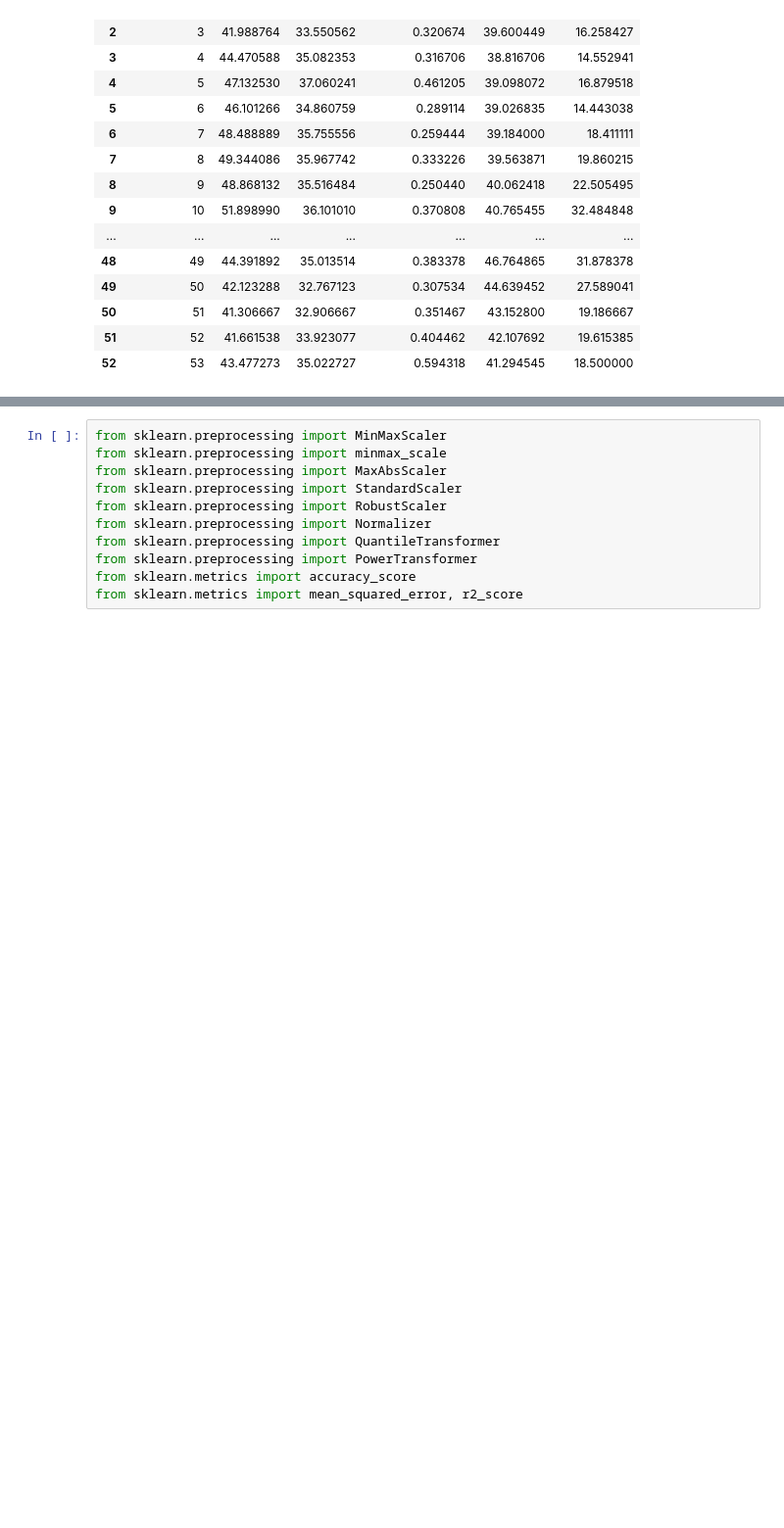
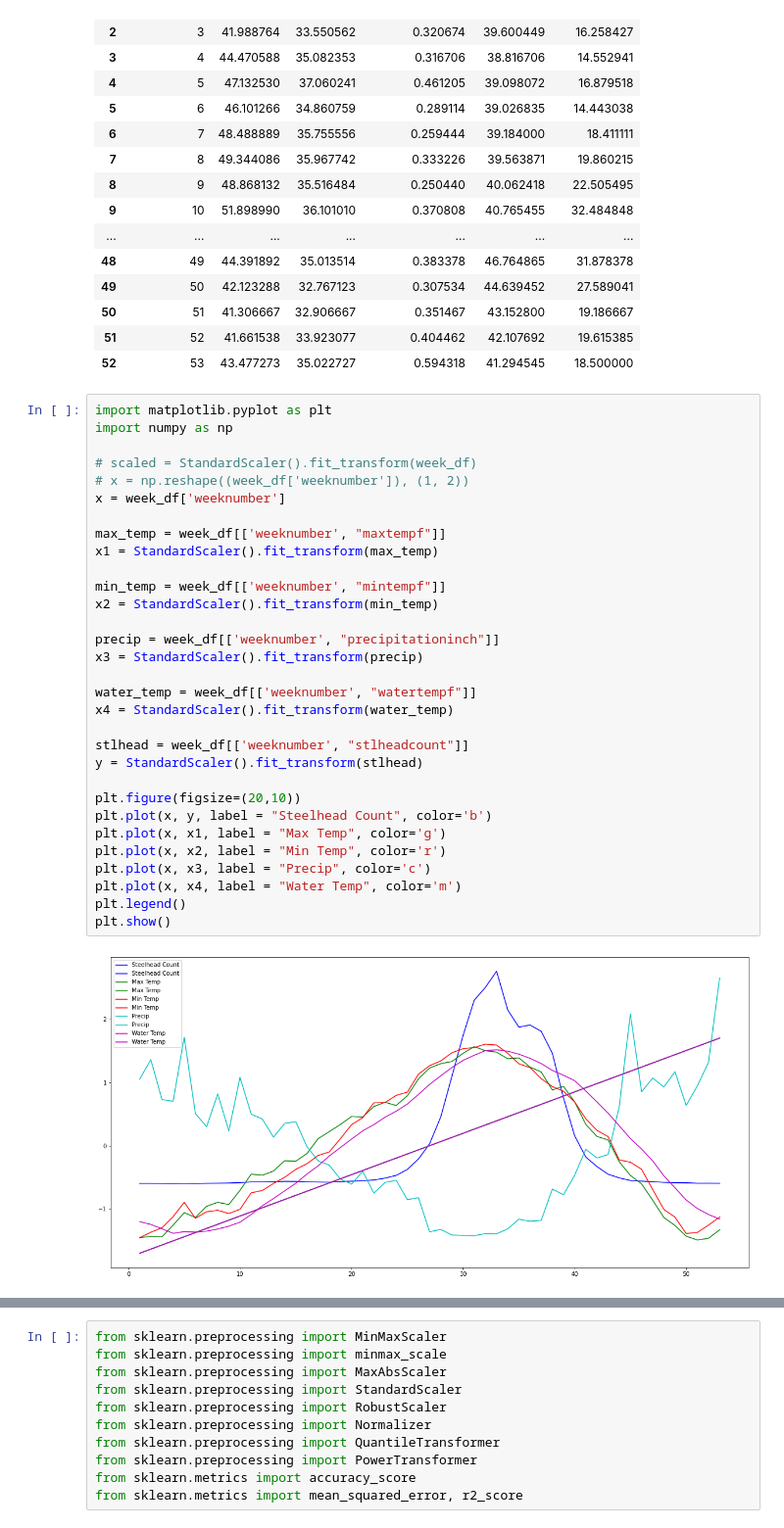
Before and after one commit to mthalken/fish_count, a Jupyter notebook: Notebooks/poly_regression_&_scaling.ipynb, the cells around one changed output, grey strips where cells are left out. Shown at 98% size. Saved outputs shown, nothing was run; the diff lists cells and outputs as text; blank space fills up the shorter version.

```diff
--- a/Notebooks/poly_regression_&_scaling.ipynb
+++ b/Notebooks/poly_regression_&_scaling.ipynb
@@ -43,6 +54,39 @@ week_df
 | 50 | 51 | 41.306667 | 32.906667 | 0.351467 | 43.152800 | 19.186667 |
 | 51 | 52 | 41.661538 | 33.923077 | 0.404462 | 42.107692 | 19.615385 |
 | 52 | 53 | 43.477273 | 35.022727 | 0.594318 | 41.294545 | 18.500000 |
+# %%
+import matplotlib.pyplot as plt
+import numpy as np
+
+# scaled = StandardScaler().fit_transform(week_df)
+# x = np.reshape((week_df['weeknumber']), (1, 2))
+x = week_df['weeknumber']
+
+max_temp = week_df[['weeknumber', "maxtempf"]]
+x1 = StandardScaler().fit_transform(max_temp)
+
+min_temp = week_df[['weeknumber', "mintempf"]]
+x2 = StandardScaler().fit_transform(min_temp)
+
+precip = week_df[['weeknumber', "precipitationinch"]]
+x3 = StandardScaler().fit_transform(precip)
+
+water_temp = week_df[['weeknumber', "watertempf"]]
+x4 = StandardScaler().fit_transform(water_temp)
+
+stlhead = week_df[['weeknumber', "stlheadcount"]]
+y = StandardScaler().fit_transform(stlhead)
+
+plt.figure(figsize=(20,10))
+plt.plot(x, y, label = "Steelhead Count", color='b')
+plt.plot(x, x1, label = "Max Temp", color='g')
+plt.plot(x, x2, label = "Min Temp", color='r')
+plt.plot(x, x3, label = "Precip", color='c')
+plt.plot(x, x4, label = "Water Temp", color='m')
+plt.legend()
+plt.show()
+# %% [output]
+[figure, added]
 # %%
 # Based Poly Regression
 
```
Also changed, not shown: parts of 7 cells of this notebook, 4 other files.
